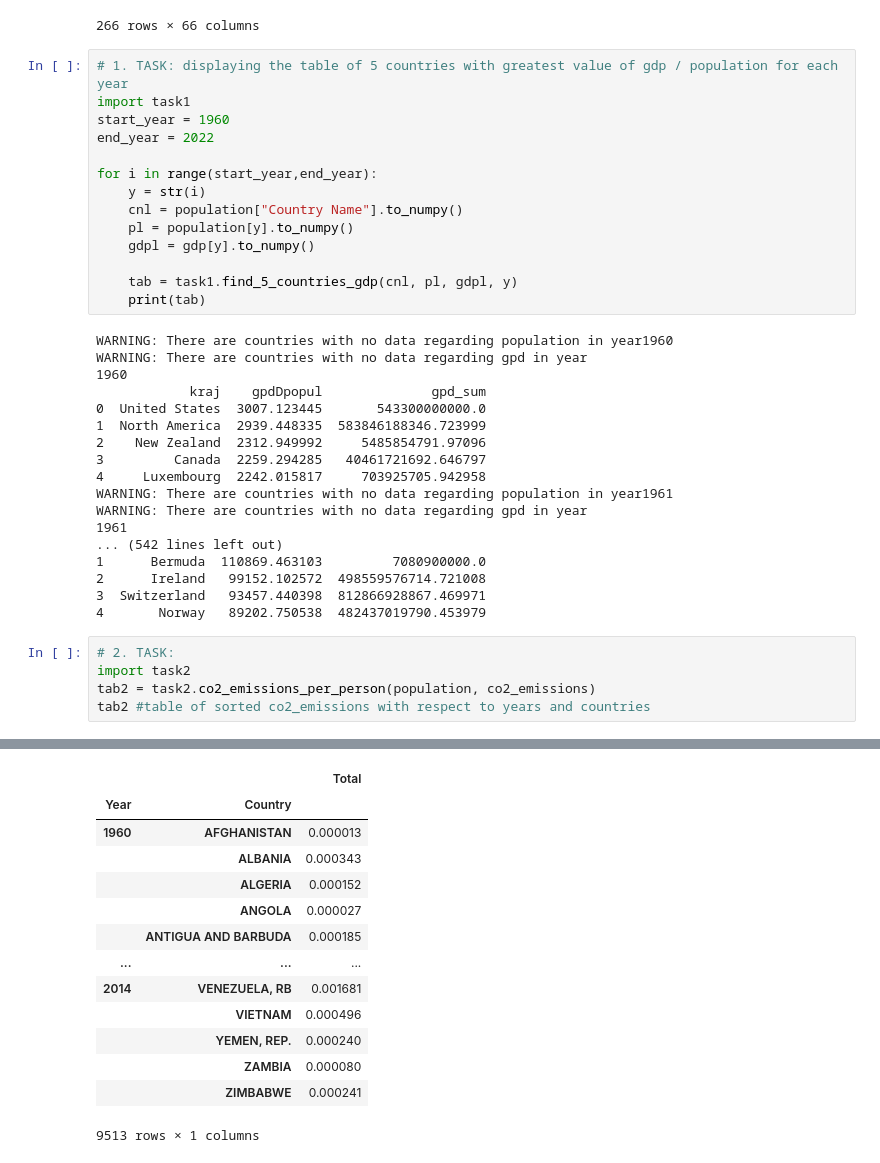
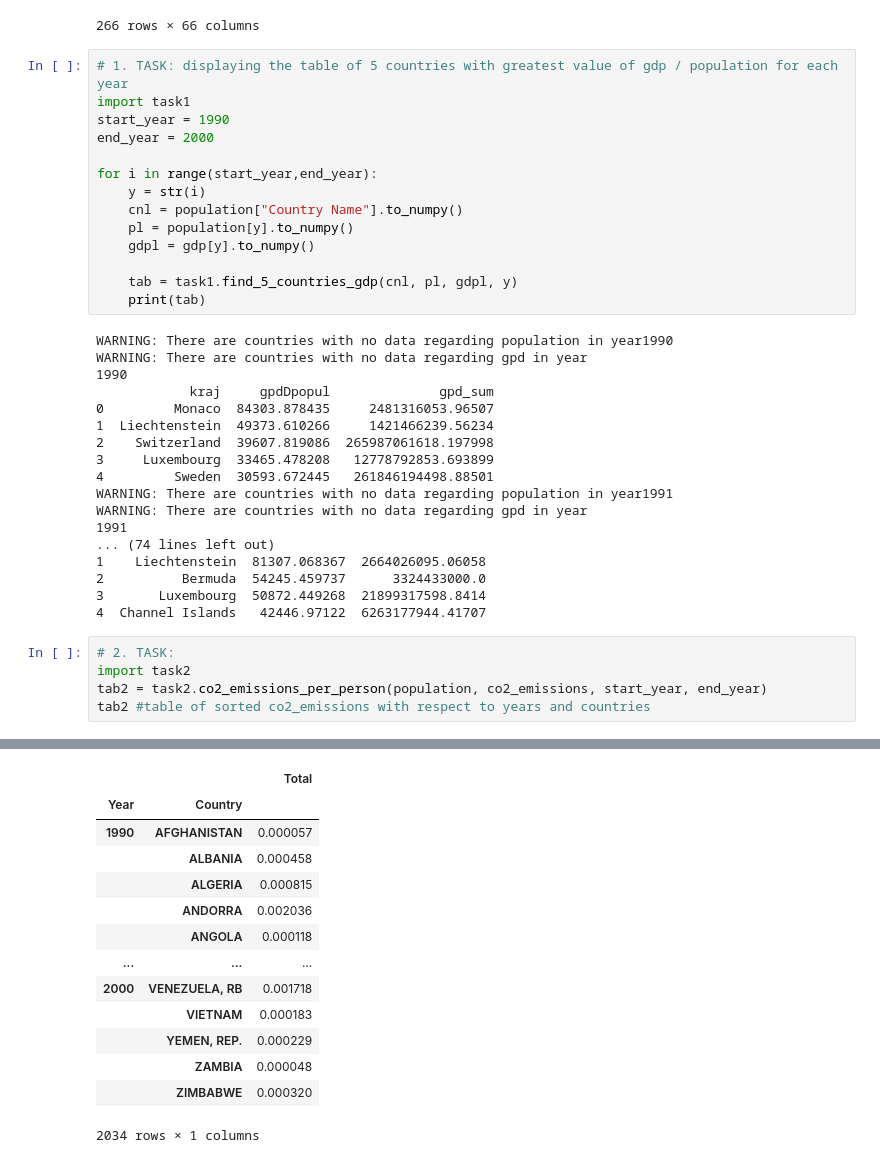
Before and after one commit to bognapawlus/npd, a Jupyter notebook: main_project/presentation.ipynb, the cells around one changed output, grey strips where cells are left out. Cells and saved outputs as stored; diff of their text form.

```diff
--- a/main_project/presentation.ipynb
+++ b/main_project/presentation.ipynb
@@ -106,8 +107,8 @@ gdp
 # %%
 # 1. TASK: displaying the table of 5 countries with greatest value of gdp / population for each year
 import task1
-start_year = 1960
-end_year = 2022
+start_year = 1990
+end_year = 2000
 
 for i in range(start_year,end_year):
     y = str(i)
@@ -118,26 +119,26 @@ for i in range(start_year,end_year):
     tab = task1.find_5_countries_gdp(cnl, pl, gdpl, y)
     print(tab)
 # %% [output]
-WARNING: There are countries with no data regarding population in year1960
+WARNING: There are countries with no data regarding population in year1990
 WARNING: There are countries with no data regarding gpd in year
-1960
-            kraj    gpdDpopul              gpd_sum
-0  United States  3007.123445       543300000000.0
-1  North America  2939.448335  583846188346.723999
-2    New Zealand  2312.949992     5485854791.97096
-3         Canada  2259.294285   40461721692.646797
-4     Luxembourg  2242.015817     703925705.942958
-WARNING: There are countries with no data regarding population in year1961
+1990
+            kraj     gpdDpopul              gpd_sum
+0         Monaco  84303.878435     2481316053.96507
+1  Liechtenstein  49373.610266     1421466239.56234
+2    Switzerland  39607.819086  265987061618.197998
+3     Luxembourg  33465.478208   12778792853.693899
+4         Sweden  30593.672445   261846194498.88501
+WARNING: There are countries with no data regarding population in year1991
 WARNING: There are countries with no data regarding gpd in year
-1961
-... (542 lines left out)
-1      Bermuda  110869.463103         7080900000.0
-2      Ireland   99152.102572  498559576714.721008
-3  Switzerland   93457.440398  812866928867.469971
-4       Norway   89202.750538  482437019790.453979
+1991
+... (74 lines left out)
+1    Liechtenstein  81307.068367  2664026095.06058
+2          Bermuda  54245.459737      3324433000.0
+3       Luxembourg  50872.449268  21899317598.8414
+4  Channel Islands   42446.97122  6263177944.41707
 # %%
 # 2. TASK:
 import task2
-tab2 = task2.co2_emissions_per_person(population, co2_emissions)
+tab2 = task2.co2_emissions_per_person(population, co2_emissions, start_year, end_year)
 tab2 #table of sorted co2_emissions with respect to years and countries
 # %% [output]
@@ -144,17 +147,17 @@ tab2 #table of sorted co2_emissions with respect to years and countries
 |  |  | Total |
 | Year | Country |  |
-| 1960 | AFGHANISTAN | 0.000013 |
-|  | ALBANIA | 0.000343 |
-|  | ALGERIA | 0.000152 |
-|  | ANGOLA | 0.000027 |
-|  | ANTIGUA AND BARBUDA | 0.000185 |
+| 1990 | AFGHANISTAN | 0.000057 |
+|  | ALBANIA | 0.000458 |
+|  | ALGERIA | 0.000815 |
+|  | ANDORRA | 0.002036 |
+|  | ANGOLA | 0.000118 |
 | ... | ... | ... |
-| 2014 | VENEZUELA, RB | 0.001681 |
-|  | VIETNAM | 0.000496 |
-|  | YEMEN, REP. | 0.000240 |
-|  | ZAMBIA | 0.000080 |
-|  | ZIMBABWE | 0.000241 |
+| 2000 | VENEZUELA, RB | 0.001718 |
+|  | VIETNAM | 0.000183 |
+|  | YEMEN, REP. | 0.000229 |
+|  | ZAMBIA | 0.000048 |
+|  | ZIMBABWE | 0.000320 |
-9513 rows × 1 columns
+2034 rows × 1 columns
 # %%
 #TASK2.1
 #find table of 5 countries with greatest co2/emissions on person for each year
```
Also changed, not shown: parts of 3 cells of this notebook, 3 other files.
